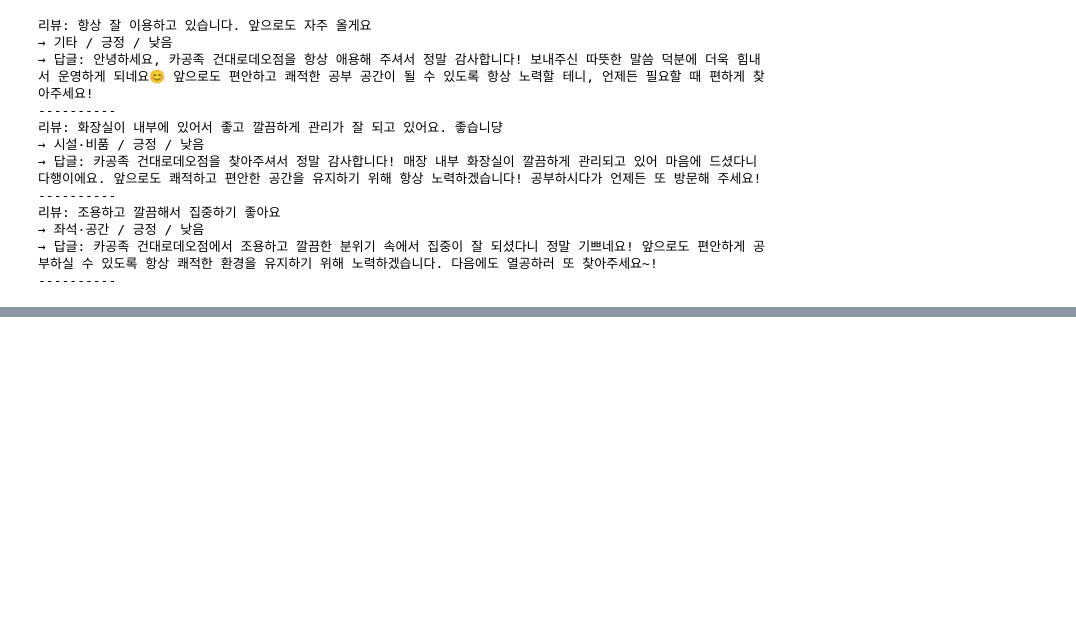
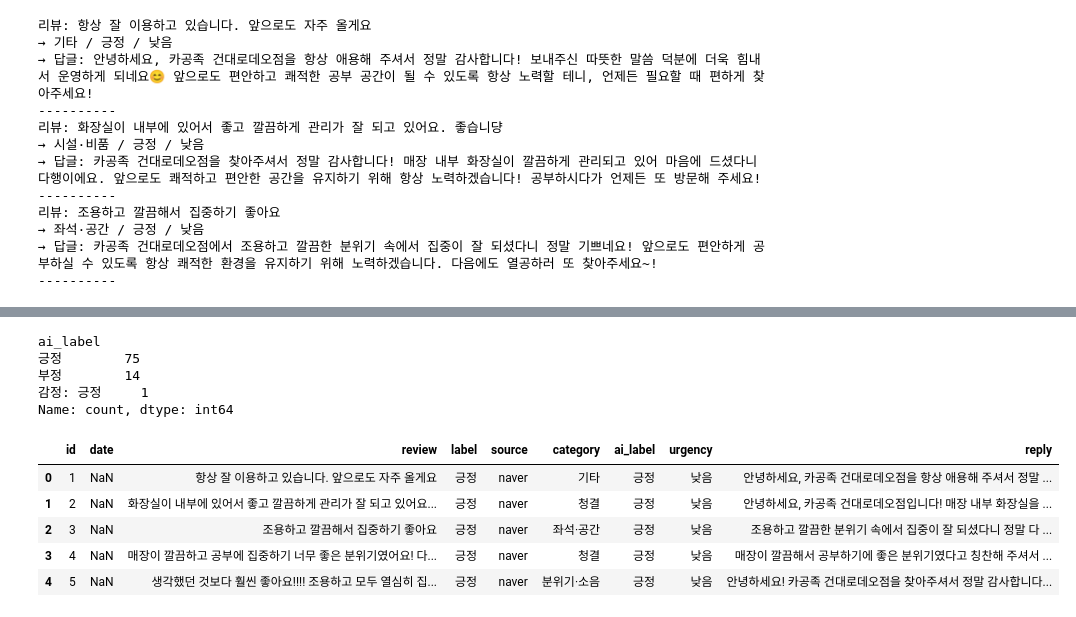
Before and after one commit to 0210doha/review-bot, a Jupyter notebook: review_bot.ipynb, the cells around one changed output, grey strips where cells are left out. Saved outputs shown, nothing was run; the diff lists cells and outputs as text; code cells hidden in the pictures; blank space fills up the shorter version.

Commit message:
리뷰 90개 Gemini 분석, 결과 전처리 후 results.csv 저장

```diff
--- a/review_bot.ipynb
+++ b/review_bot.ipynb
@@ -138,3 +138,23 @@ for review in df["review"].head(3):
 → 좌석·공간 / 긍정 / 낮음
 → 답글: 카공족 건대로데오점에서 조용하고 깔끔한 분위기 속에서 집중이 잘 되셨다니 정말 기쁘네요! 앞으로도 편안하게 공부하실 수 있도록 항상 쾌적한 환경을 유지하기 위해 노력하겠습니다. 다음에도 열공하러 또 찾아주세요~!
 ----------
+# %%
+categories = []
+ai_labels = []
+urgencies = []
+replies = []
+
+count = 0
+for review in df["review"]:
+    text = ask_gemini(review)
+    parts = split_result(text)
+
+    categories.append(parts[0])
+    ai_labels.append(parts[1])
+    urgencies.append(parts[2])
+    replies.append(parts[3])
+
+    count = count + 1
+    print(count, "/", len(df), "완료:", parts[0], parts[1], parts[2])
+
+    time.sleep(5)
@@ -140,0 +179,22 @@ for review in df["review"].head(3):
+# %%
+df["category"] = categories
+df["ai_label"] = ai_labels
+df["urgency"] = urgencies
+df["reply"] = replies
+
+df.to_csv("results.csv", index=False, encoding="utf-8-sig")
+
+print(df["ai_label"].value_counts())
+df.head()
+# %% [output]
+ai_label
+긍정        75
+부정        14
+감정: 긍정     1
+Name: count, dtype: int64
+|  | id | date | review | label | source | category | ai_label | urgency | reply |
+| 0 | 1 | NaN | 항상 잘 이용하고 있습니다. 앞으로도 자주 올게요 | 긍정 | naver | 기타 | 긍정 | 낮음 | 안녕하세요, 카공족 건대로데오점을 항상 애용해 주셔서 정말 ... |
+| 1 | 2 | NaN | 화장실이 내부에 있어서 좋고 깔끔하게 관리가 잘 되고 있어요... | 긍정 | naver | 청결 | 긍정 | 낮음 | 안녕하세요, 카공족 건대로데오점입니다! 매장 내부 화장실을 ... |
+| 2 | 3 | NaN | 조용하고 깔끔해서 집중하기 좋아요 | 긍정 | naver | 좌석·공간 | 긍정 | 낮음 | 조용하고 깔끔한 분위기 속에서 집중이 잘 되셨다니 정말 다 ... |
+| 3 | 4 | NaN | 매장이 깔끔하고 공부에 집중하기 너무 좋은 분위기였어요! 다... | 긍정 | naver | 청결 | 긍정 | 낮음 | 매장이 깔끔해서 공부하기에 좋은 분위기였다고 칭찬해 주셔서 ... |
+| 4 | 5 | NaN | 생각했던 것보다 훨씬 좋아요!!!! 조용하고 모두 열심히 집... | 긍정 | naver | 분위기·소음 | 긍정 | 낮음 | 안녕하세요! 카공족 건대로데오점을 찾아주셔서 정말 감사합니다... |
```
Also changed, not shown: parts of 4 cells of this notebook, 1 other file.
